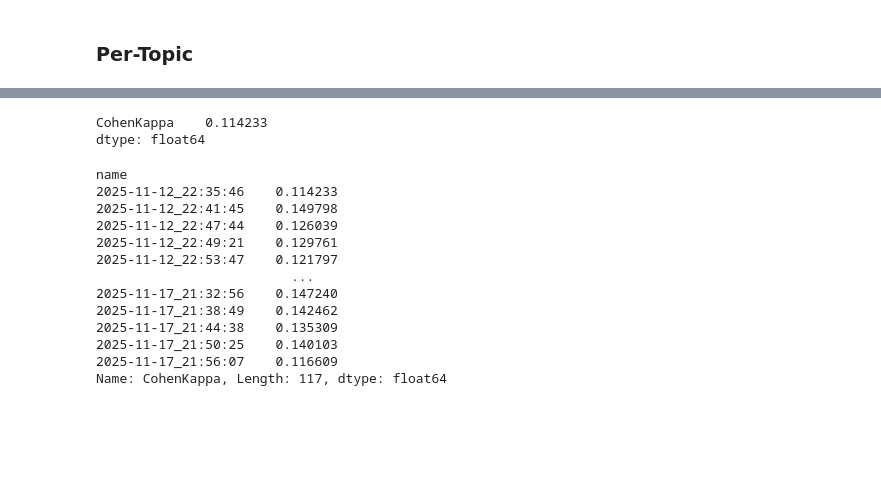
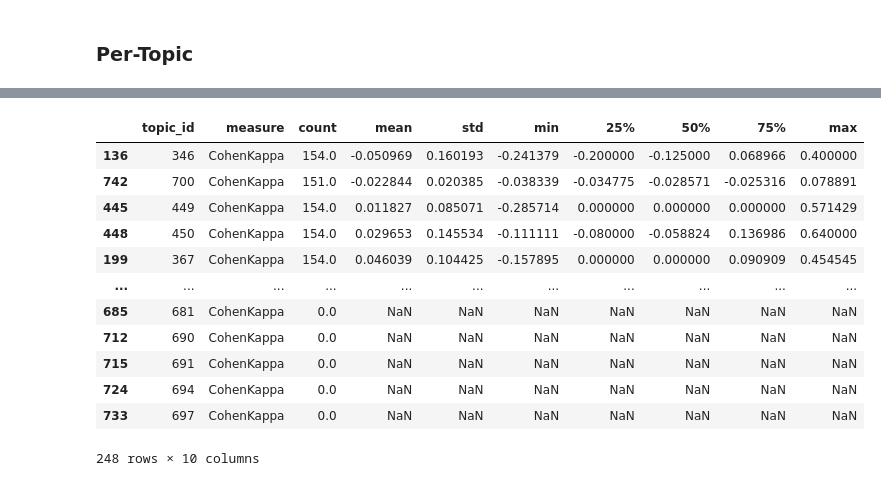
Before and after one commit to irgroup/SIGIR26-Synthesized-Information-Needs, a Jupyter notebook: notebooks/evaluation-alignment.ipynb, the cells around one changed output, grey strips where cells are left out. Drawn from its saved outputs; the diff is of its cells as text; code cells hidden in the pictures; blank space fills up the shorter version.

```diff
--- a/notebooks/evaluation-alignment.ipynb
+++ b/notebooks/evaluation-alignment.ipynb
@@ -175,25 +148,9 @@ sns.lineplot(data=df, x="topics_nqueries", y="CohenKappa", hue="model", markers=
 # %% [markdown]
 ### Per-Topic
-# %%
-# Load generated qrels from path
-BASE_DIR = DATA_DIR_PROCESSED / "qrels"
-
-predictions = []
-predictions_graded = []
-names = []
-metadata_records = []
-for result in os.listdir(BASE_DIR):
-    names.append(result)
-
-    # metadata
-    with open(os.path.join(BASE_DIR, result, "metadata.json")) as f:
-        metadata = json.load(f)
-    metadata_records.append(metadata)
-
-    # predictions
-    qrels = binarize_qrels(ir_measures.read_trec_qrels(
-        os.path.join(BASE_DIR, result, "qrels.csv.gz")))
-    predictions.append(qrels)
-
-    predictions_graded.append(ir_measures.read_trec_qrels(
-        os.path.join(BASE_DIR, result, "qrels.csv.gz")))
+# %%
+# Load generated qrels from path
+BASE_DIR = DATA_DIR_INTERIM / "robust-gen-topic-qrels"  # "generated_qrels"
+predictions, names, metadata = load_qrels_from_path(BASE_DIR)
+
+# binarize qrels
+predictions = [binarize_qrels(qrels) for qrels in predictions]
@@ -249,21 +180,20 @@ table
-# %%
-table[table["name"] == "2025-11-12_22:35:46"][["CohenKappa"]].var()
-# %% [output]
-CohenKappa    0.114233
-dtype: float64
-# %%
-table.groupby("name")["CohenKappa"].var()
-# %% [output]
-name
-2025-11-12_22:35:46    0.114233
-2025-11-12_22:41:45    0.149798
-2025-11-12_22:47:44    0.126039
-2025-11-12_22:49:21    0.129761
-2025-11-12_22:53:47    0.121797
-                         ...
-2025-11-17_21:32:56    0.147240
-2025-11-17_21:38:49    0.142462
-2025-11-17_21:44:38    0.135309
-2025-11-17_21:50:25    0.140103
-2025-11-17_21:56:07    0.116609
-Name: CohenKappa, Length: 117, dtype: float64
+# %%
+df = pd.DataFrame(res)
+# %%
+summary = df.groupby(["topic_id", "measure"])["value"].describe().reset_index()
+# %%
+summary[summary["measure"] == "CohenKappa"].sort_values(by="mean", ascending=True)
+# %% [output]
+|  | topic_id | measure | count | mean | std | min | 25% | 50% | 75% | max |
+| 136 | 346 | CohenKappa | 154.0 | -0.050969 | 0.160193 | -0.241379 | -0.200000 | -0.125000 | 0.068966 | 0.400000 |
+| 742 | 700 | CohenKappa | 151.0 | -0.022844 | 0.020385 | -0.038339 | -0.034775 | -0.028571 | -0.025316 | 0.078891 |
+| 445 | 449 | CohenKappa | 154.0 | 0.011827 | 0.085071 | -0.285714 | 0.000000 | 0.000000 | 0.000000 | 0.571429 |
+| 448 | 450 | CohenKappa | 154.0 | 0.029653 | 0.145534 | -0.111111 | -0.080000 | -0.058824 | 0.136986 | 0.640000 |
+| 199 | 367 | CohenKappa | 154.0 | 0.046039 | 0.104425 | -0.157895 | 0.000000 | 0.000000 | 0.090909 | 0.454545 |
+| ... | ... | ... | ... | ... | ... | ... | ... | ... | ... | ... |
+| 685 | 681 | CohenKappa | 0.0 | NaN | NaN | NaN | NaN | NaN | NaN | NaN |
+| 712 | 690 | CohenKappa | 0.0 | NaN | NaN | NaN | NaN | NaN | NaN | NaN |
+| 715 | 691 | CohenKappa | 0.0 | NaN | NaN | NaN | NaN | NaN | NaN | NaN |
+| 724 | 694 | CohenKappa | 0.0 | NaN | NaN | NaN | NaN | NaN | NaN | NaN |
+| 733 | 697 | CohenKappa | 0.0 | NaN | NaN | NaN | NaN | NaN | NaN | NaN |
+248 rows × 10 columns
```
Also changed, not shown: parts of 23 cells of this notebook, 10 other files.
